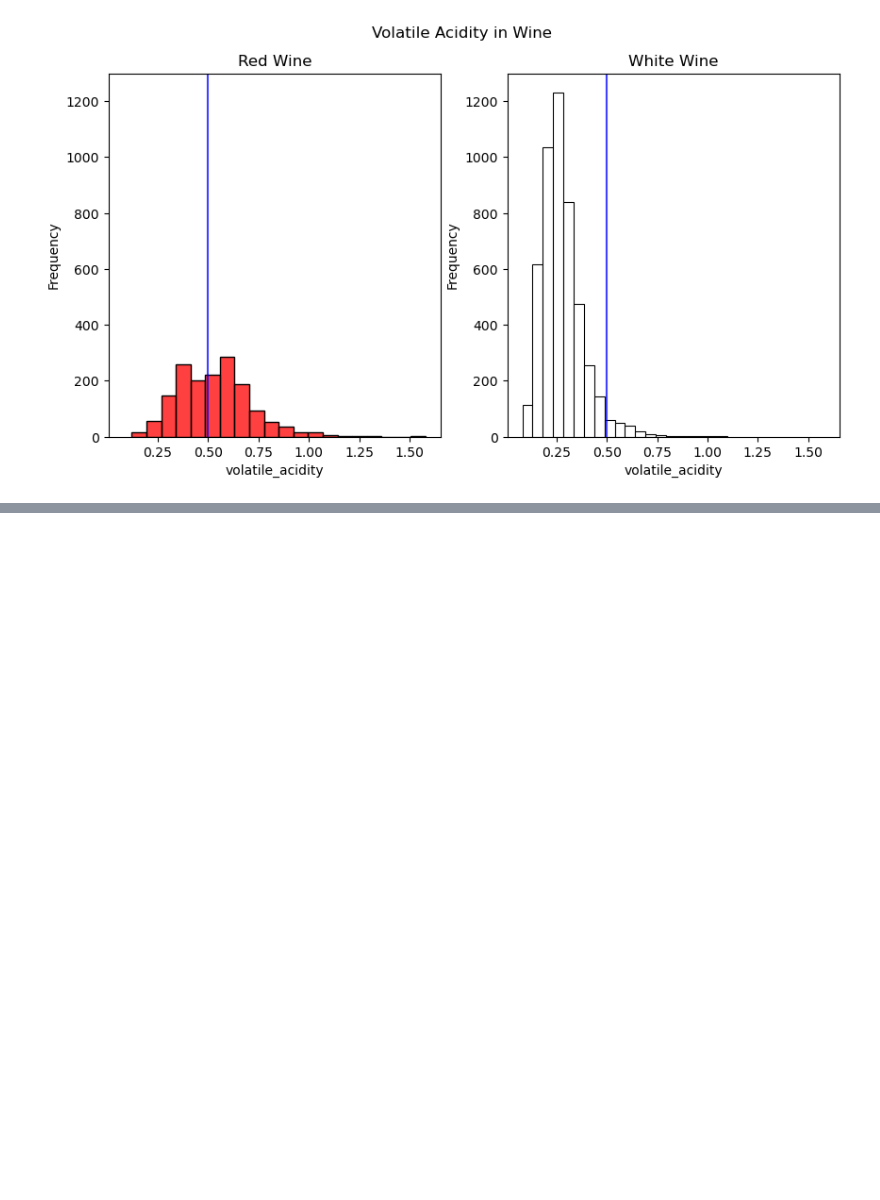
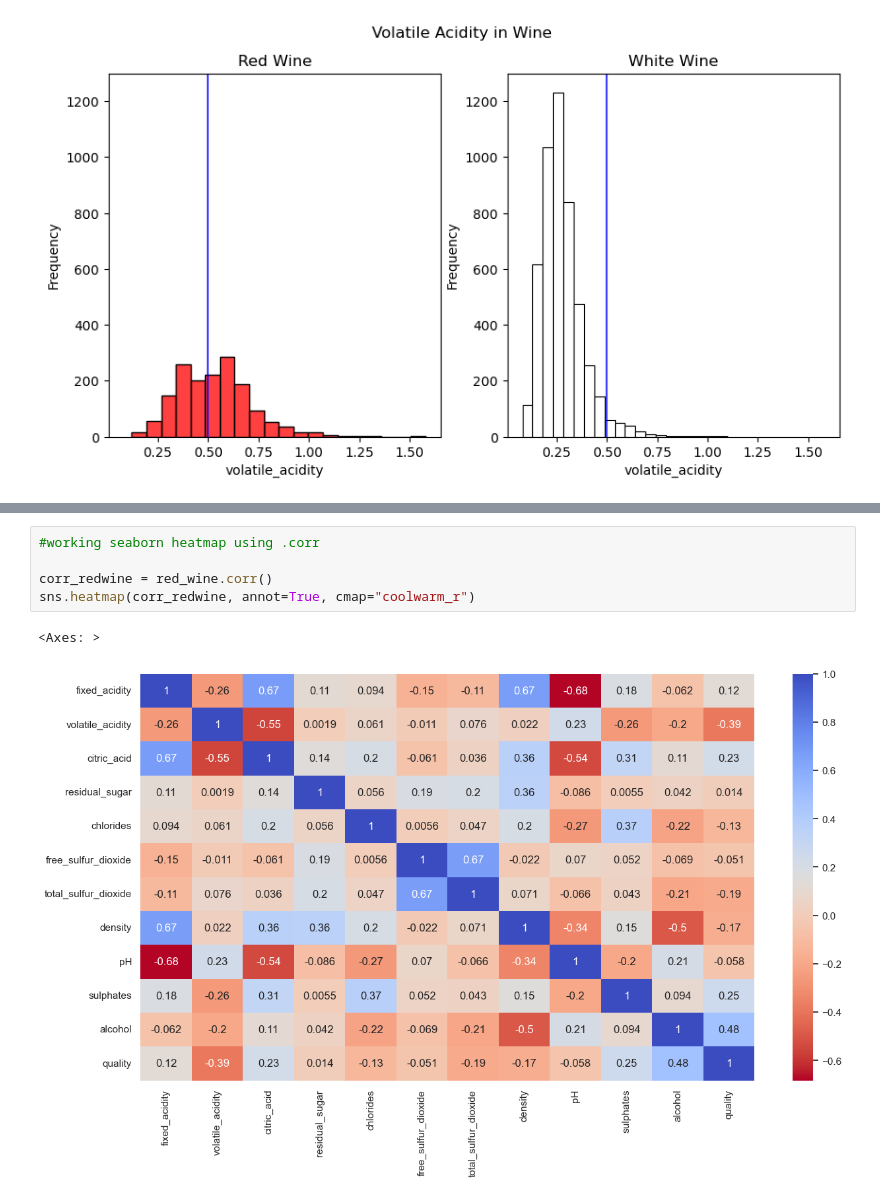
Before and after one commit to cdb8675309/Sprint-2, a Jupyter notebook: P2_S2.ipynb, the cells around one changed output, grey strips where cells are left out. Cells and saved outputs as stored; diff of their text form; blank space fills up the shorter version.

```diff
--- a/P2_S2.ipynb
+++ b/P2_S2.ipynb
@@ -217,0 +252,8 @@ plt.show()
+# %%
+#working seaborn heatmap using .corr
+
+corr_redwine = red_wine.corr()
+sns.heatmap(corr_redwine, annot=True, cmap="coolwarm_r")
+# %% [output]
+<Axes: >
+[figure, added]
```
Also changed, not shown: parts of 4 cells of this notebook.
